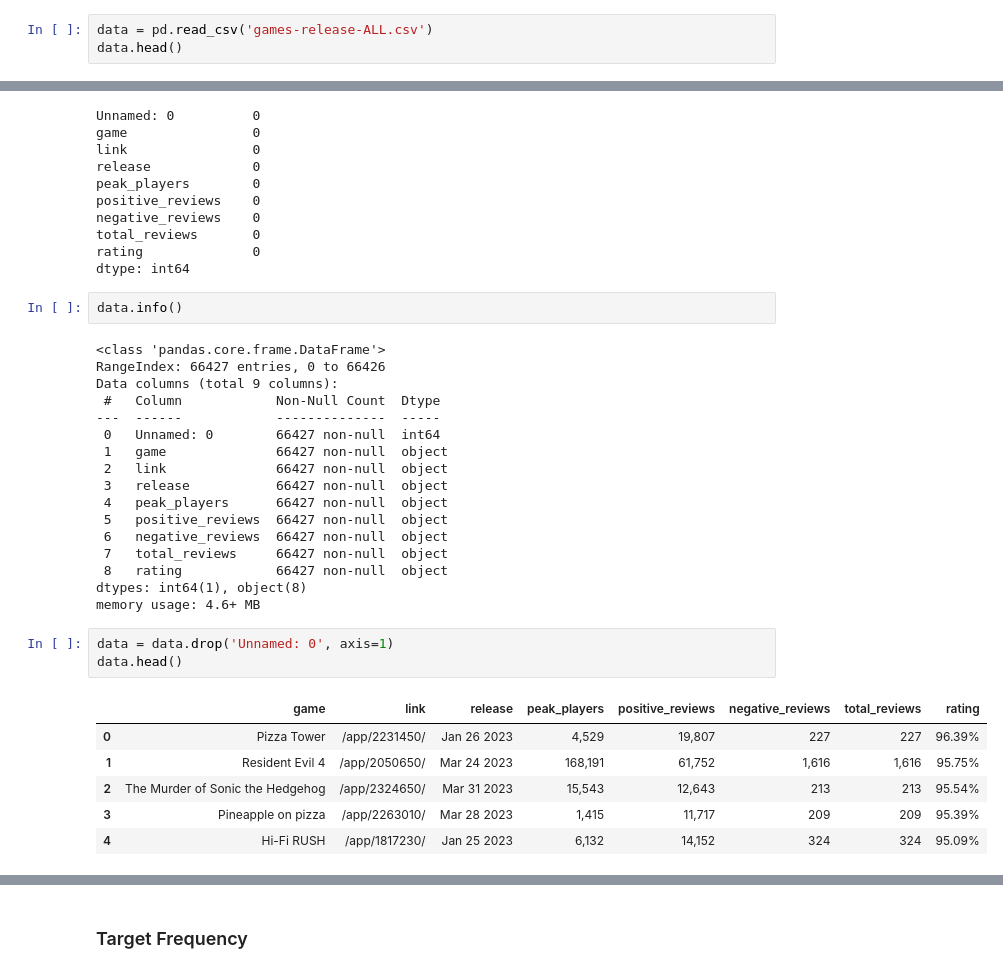
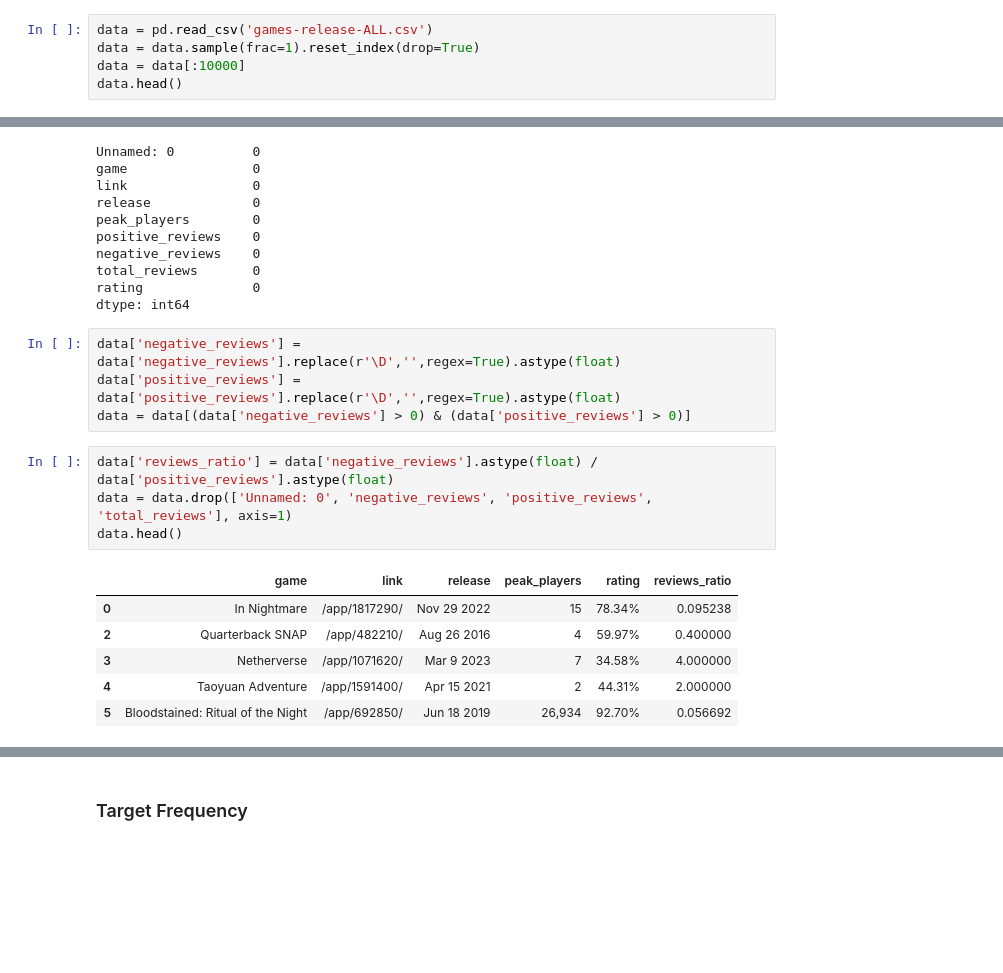
Before and after one commit to Danil-Ivonin/PythonTasks, a Jupyter notebook: ML_DNN/Bozorov/Lab3.ipynb, the cells around one changed output, grey strips where cells are left out. Cells and saved outputs as stored; diff of their text form; blank space fills up the shorter version.

```diff
--- a/ML_DNN/Bozorov/Lab3.ipynb
+++ b/ML_DNN/Bozorov/Lab3.ipynb
@@ -3,6 +3,8 @@ import numpy as np
 import pandas as pd
 # %%
 data = pd.read_csv('games-release-ALL.csv')
+data = data.sample(frac=1).reset_index(drop=True)
+data = data[:10000]
 data.head()
 # %% [output]
 |  | Unnamed: 0 | game | link | release | peak_players | positive_reviews | negative_reviews | ... |
@@ -24,32 +26,18 @@ negative_reviews    0
 total_reviews       0
 rating              0
 dtype: int64
-# %%
-data.info()
-# %% [output]
-<class 'pandas.core.frame.DataFrame'>
-RangeIndex: 66427 entries, 0 to 66426
-Data columns (total 9 columns):
- #   Column            Non-Null Count  Dtype
----  ------            --------------  -----
- 0   Unnamed: 0        66427 non-null  int64
- 1   game              66427 non-null  object
- 2   link              66427 non-null  object
- 3   release           66427 non-null  object
- 4   peak_players      66427 non-null  object
- 5   positive_reviews  66427 non-null  object
- 6   negative_reviews  66427 non-null  object
- 7   total_reviews     66427 non-null  object
- 8   rating            66427 non-null  object
-dtypes: int64(1), object(8)
-memory usage: 4.6+ MB
+# %%
+data['negative_reviews'] = data['negative_reviews'].replace(r'\D','',regex=True).astype(float)
+data['positive_reviews'] = data['positive_reviews'].replace(r'\D','',regex=True).astype(float)
+data = data[(data['negative_reviews'] > 0) & (data['positive_reviews'] > 0)]
 # %%
-data = data.drop('Unnamed: 0', axis=1)
+data['reviews_ratio'] = data['negative_reviews'].astype(float) / data['positive_reviews'].astype(float)
+data = data.drop(['Unnamed: 0', 'negative_reviews', 'positive_reviews', 'total_reviews'], axis=1)
 data.head()
 # %% [output]
-|  | game | link | release | peak_players | positive_reviews | negative_reviews | total_reviews | rating |
-| 0 | Pizza Tower | /app/2231450/ | Jan 26 2023 | 4,529 | 19,807 | 227 | 227 | 96.39% |
-| 1 | Resident Evil 4 | /app/2050650/ | Mar 24 2023 | 168,191 | 61,752 | 1,616 | 1,616 | 95.75% |
-| 2 | The Murder of Sonic the Hedgehog | /app/2324650/ | Mar 31 2023 | 15,543 | 12,643 | 213 | 213 | 95.54% |
-| 3 | Pineapple on pizza | /app/2263010/ | Mar 28 2023 | 1,415 | 11,717 | 209 | 209 | 95.39% |
-| 4 | Hi-Fi RUSH | /app/1817230/ | Jan 25 2023 | 6,132 | 14,152 | 324 | 324 | 95.09% |
+|  | game | link | release | peak_players | rating | reviews_ratio |
+| 0 | In Nightmare | /app/1817290/ | Nov 29 2022 | 15 | 78.34% | 0.095238 |
+| 2 | Quarterback SNAP | /app/482210/ | Aug 26 2016 | 4 | 59.97% | 0.400000 |
+| 3 | Netherverse | /app/1071620/ | Mar 9 2023 | 7 | 34.58% | 4.000000 |
+| 4 | Taoyuan Adventure | /app/1591400/ | Apr 15 2021 | 2 | 44.31% | 2.000000 |
+| 5 | Bloodstained: Ritual of the Night | /app/692850/ | Jun 18 2019 | 26,934 | 92.70% | 0.056692 |
```
Also changed, not shown: parts of 38 cells of this notebook, 10 other files.
